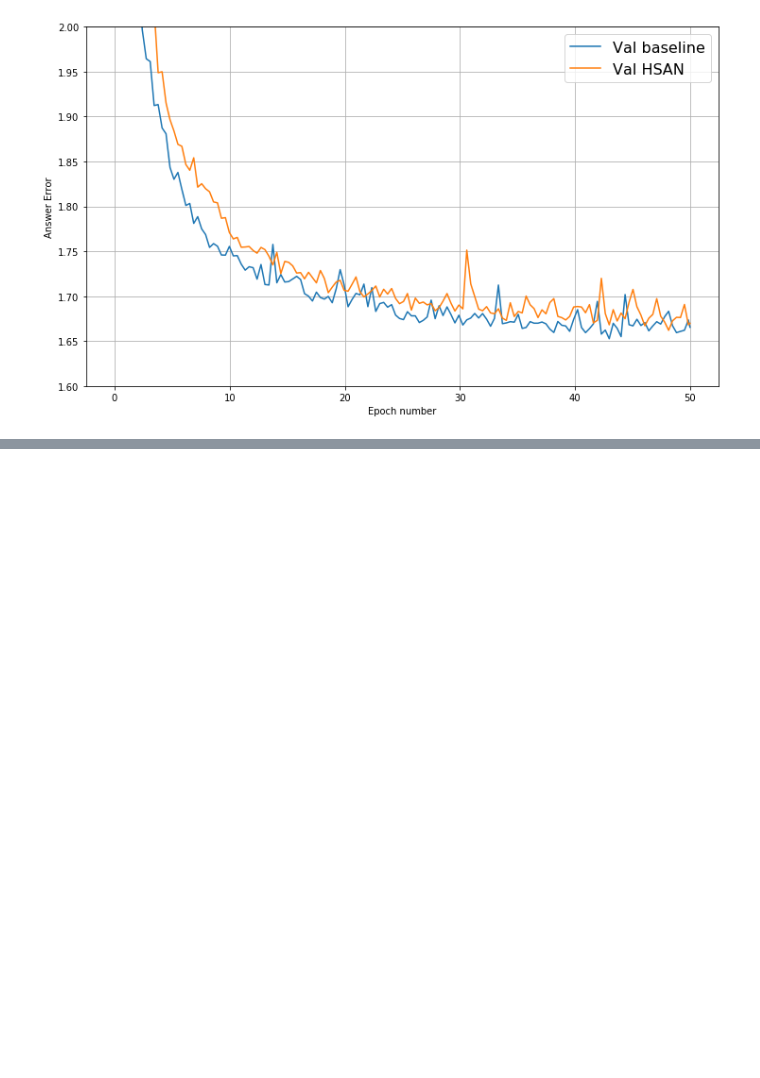
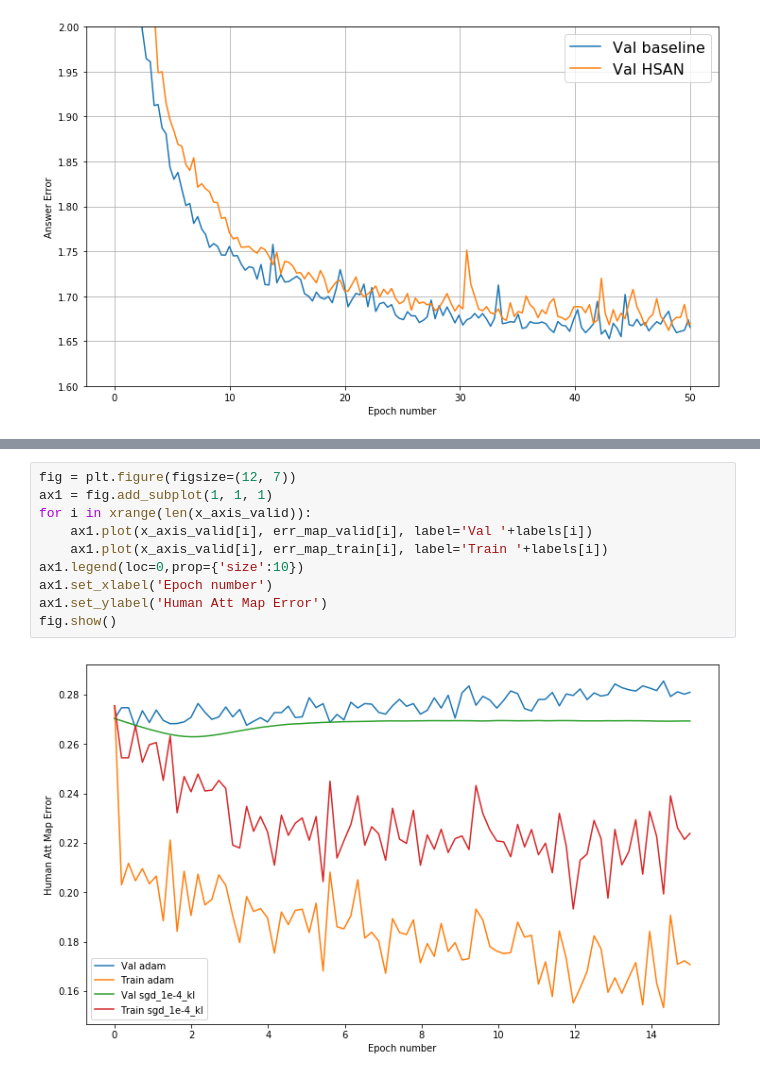
Before and after one commit to goncalomcorreia/vqa_human_attention, a Jupyter notebook: Plots.ipynb, the cells around one changed output, grey strips where cells are left out. Saved outputs shown, nothing was run; the diff lists cells and outputs as text; blank space fills up the shorter version.

Commit message:
Plots. Script to test what hyperparameters help maps learn.

```diff
--- a/Plots.ipynb
+++ b/Plots.ipynb
@@ -283,0 +324,12 @@ fig.show()
+# %%
+fig = plt.figure(figsize=(12, 7))
+ax1 = fig.add_subplot(1, 1, 1)
+for i in xrange(len(x_axis_valid)):
+    ax1.plot(x_axis_valid[i], err_map_valid[i], label='Val '+labels[i])
+    ax1.plot(x_axis_valid[i], err_map_train[i], label='Train '+labels[i])
+ax1.legend(loc=0,prop={'size':10})
+ax1.set_xlabel('Epoch number')
+ax1.set_ylabel('Human Att Map Error')
+fig.show()
+# %% [output]
+[figure, added]
```
Also changed, not shown: parts of 2 cells of this notebook, 10 other files.
